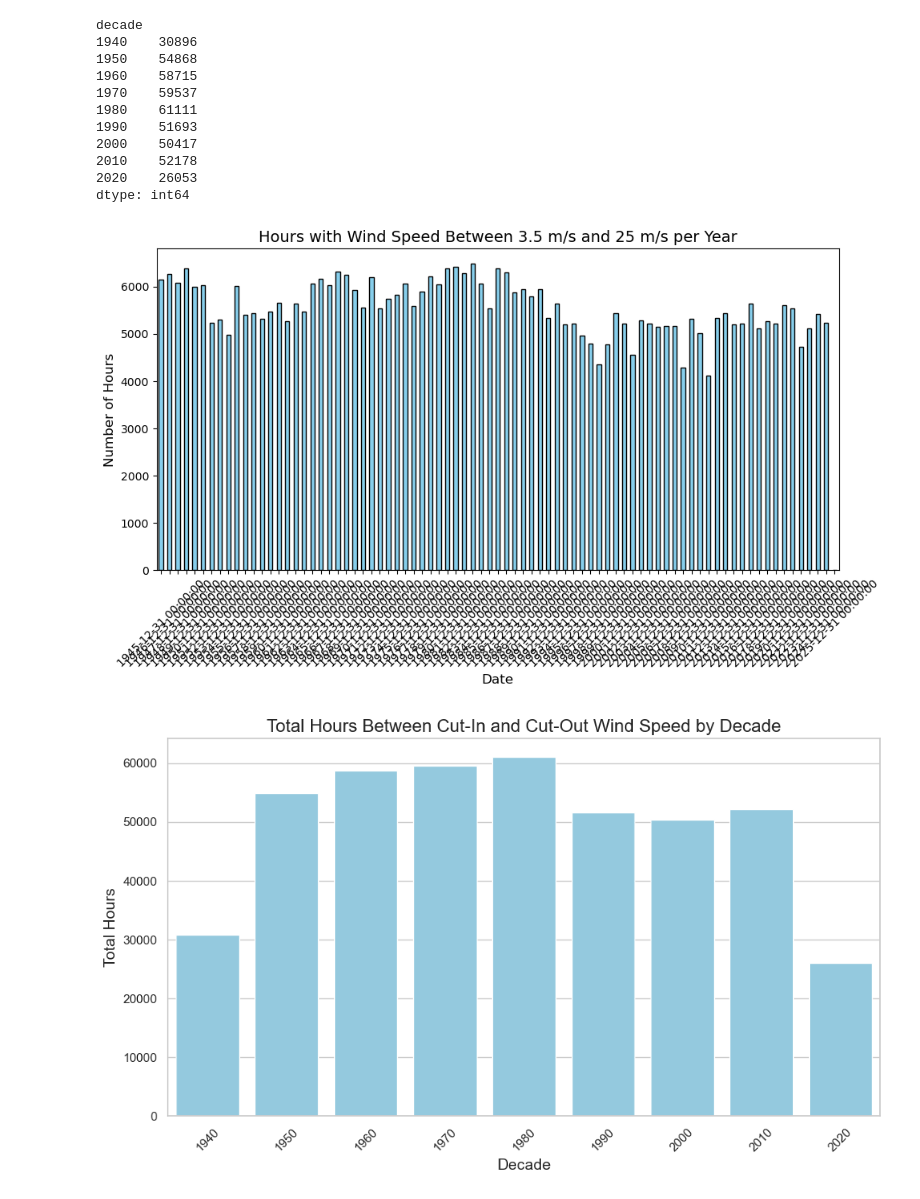
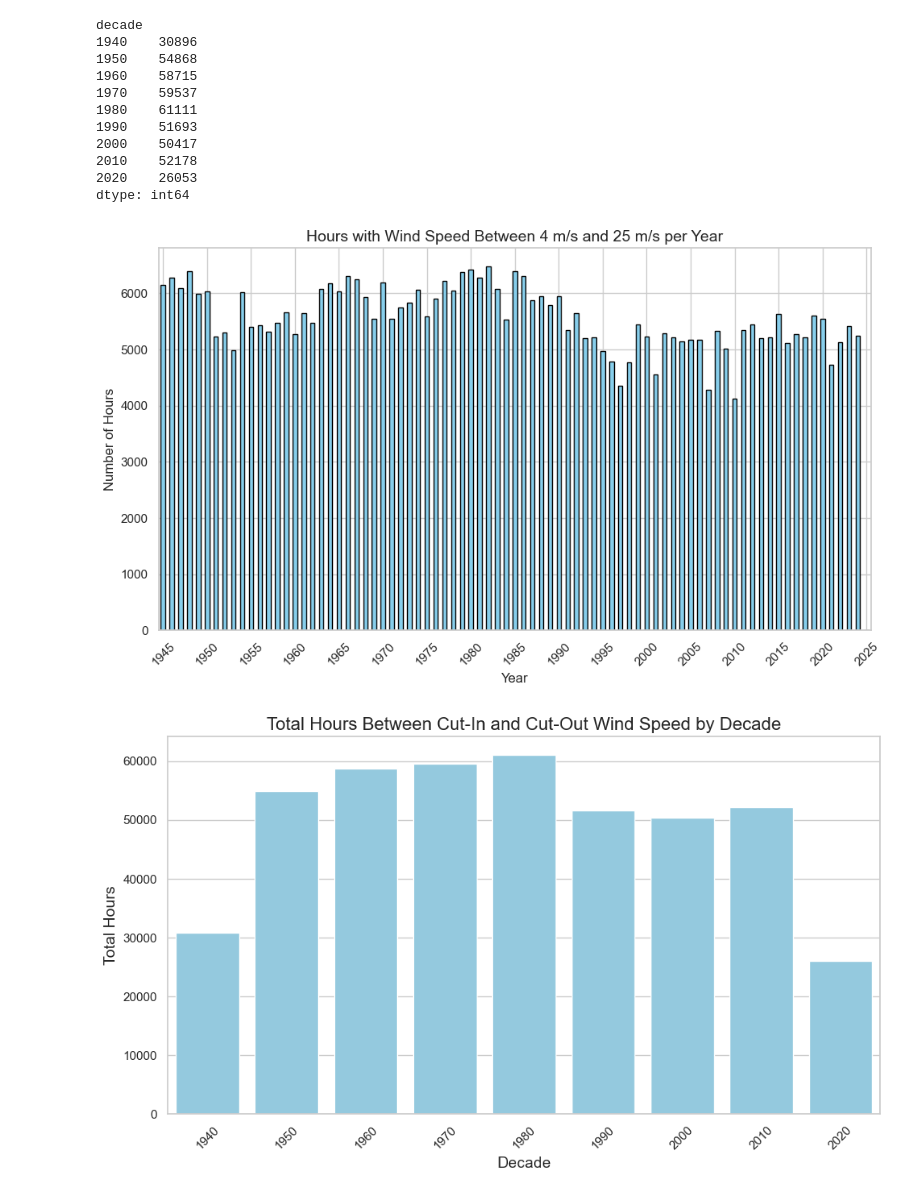
Before and after one commit to ermelinda-q/PFDA, a Jupyter notebook: project/project.ipynb, the cells around one changed output. Saved outputs shown, nothing was run; the diff lists cells and outputs as text; code cells hidden in the pictures.

Commit message:
adding pie chart and fixing x-axis in the bar chart

```diff
--- a/project/project.ipynb
+++ b/project/project.ipynb
@@ -513,21 +514,27 @@ decade
 2020    26053
 dtype: int64
 # %%
+# I am extracting only the year from the index.
+hours_per_year.index = hours_per_year.index.year
+
 # Plot the data
-plt.figure(figsize=(10, 6))  # Optional: specify the figure size
+plt.figure(figsize=(10, 6))
 hours_per_year.plot(kind='bar', color='skyblue', edgecolor='black')  # Bar chart for daily hours
 
 # Set the title and labels
-plt.title('Hours with Wind Speed Between 3.5 m/s and 25 m/s per Year', fontsize=14)
-plt.xlabel('Date', fontsize=12)
+plt.title('Hours with Wind Speed Between 4 m/s and 25 m/s per Year', fontsize=14)
+plt.xlabel('Year', fontsize=12)  # Update the x-axis label
 plt.ylabel('Number of Hours', fontsize=12)
 
-# Show the plot
-plt.xticks(rotation=45)  # Optional: rotate x-axis labels for better readability
-plt.tight_layout()  # Optional: adjust layout to make it look better
+# Customize x-axis to show years every 5 years
+tick_positions = range(0, len(hours_per_year.index), 5)  # Every 5th year
+plt.xticks(tick_positions, labels=hours_per_year.index[tick_positions], rotation=45)
+
+# Adjust layout and show the plot
+plt.tight_layout()  # Adjust layout to make it look better
 plt.show()
 # %% [output]
-[figure, old version]
+[figure, new version]
 # %%
 # Plot the data by decade using seaborn
 sns.set(style="whitegrid")
```
Also changed, not shown: parts of 11 cells of this notebook, 1 other file.
